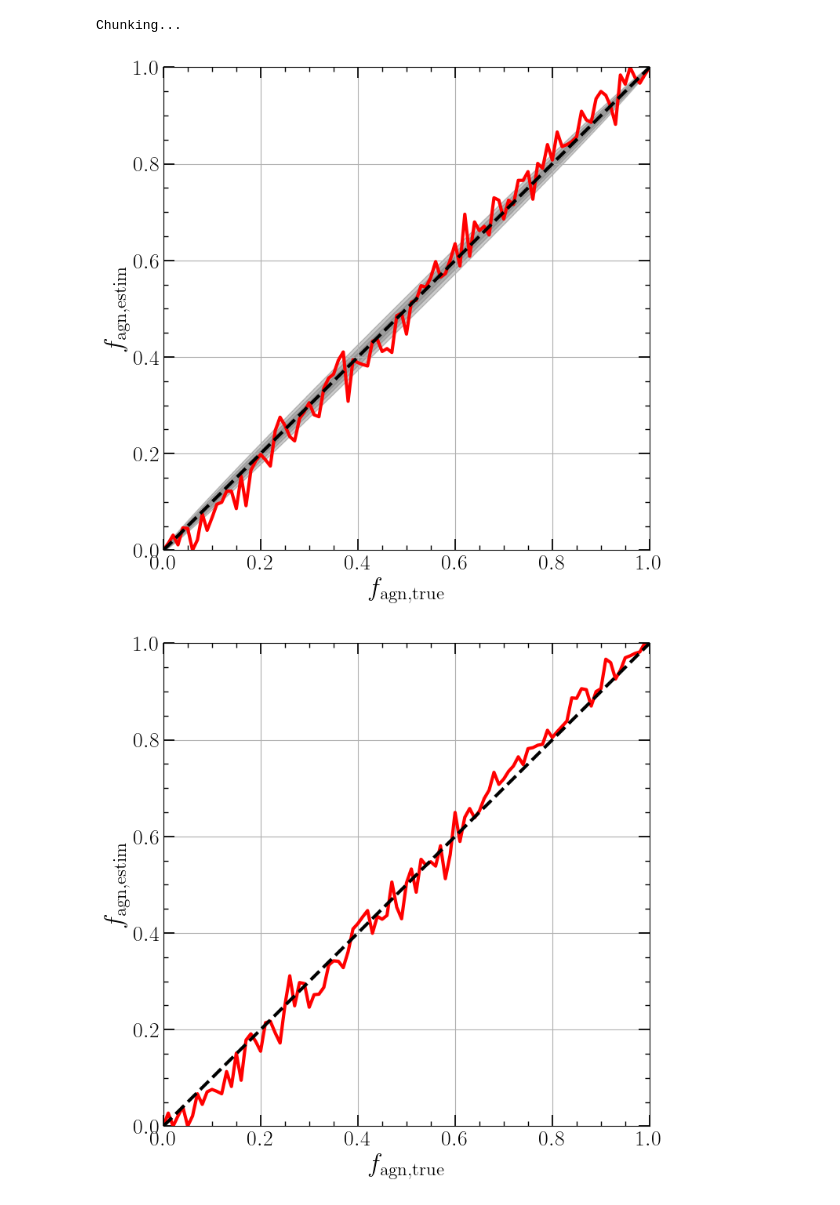
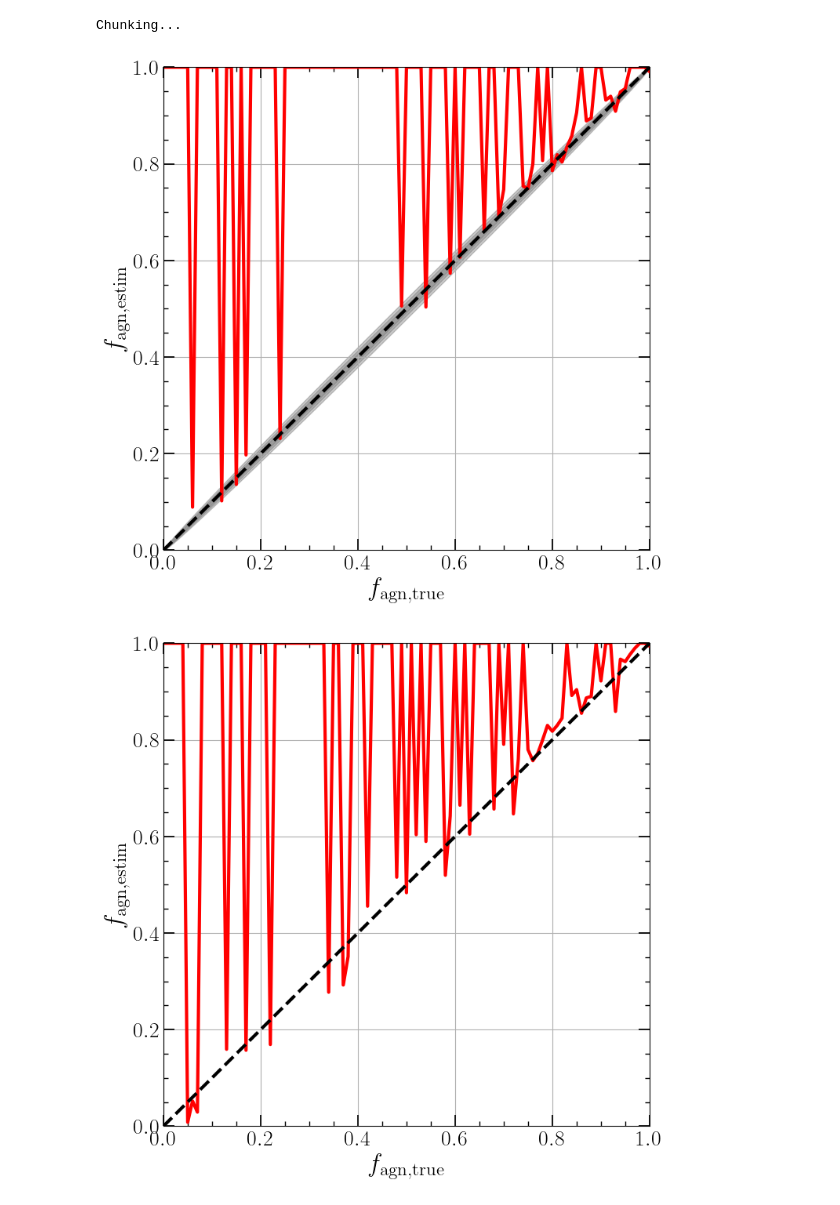
Before and after one commit to LucasPouw/darksirenpop, a Jupyter notebook: checkresults.ipynb, the cells around one changed output. Cells and saved outputs as stored; diff of their text form; code cells hidden in the pictures.

```diff
--- a/checkresults.ipynb
+++ b/checkresults.ipynb
@@ -9,7 +9,7 @@ make_nice_plots()
 # %%
 origin_dict = {}
 
-post_path = '/net/vdesk/data2/pouw/MRP/mockdata_analysis/darksirenpop/inputs/posterior_samples_mock_v7.json'
+post_path = '/net/vdesk/data2/pouw/MRP/mockdata_analysis/darksirenpop/jsons/posterior_samples_mock_v7.json'
 with open(post_path) as f:
     posterior_samples_dictionary = json.load(f)
 
@@ -17,8 +17,9 @@ for key, filename in posterior_samples_dictionary.items():
     with h5py.File(filename, 'r') as f:
         origin_dict[key] = f['mock']['truths']['from_agn'][()].astype(bool)
 # %%
-pagn = np.load('pagn_sky_v7.npy')
-palt = np.load('palt_sky_v7.npy')
+cw_pagn = np.load('cweighted_pagn_sky_v8.npy')
+palt = np.load('palt_sky_v8.npy')
+cw_palt = np.load('cweighted_palt_sky_v8.npy')
 origins = np.array([val for val in origin_dict.values()])
 # %%
 def get_colors(origin_dict):
@@ -66,7 +76,7 @@ plt.show()
 # %%
 from scipy.stats import binom
 # %%
-use_N_gws = 3000
+use_N_gws = 5000
 N_true_fagns = min(use_N_gws+1, 101)  # Cannot create more f_agn values than use_N_gws+1 and don't want to generate more than 101
 calc_logllh_at_N_points = 1000  # Only change if you want higher resolution, but why would you?
 log_llh_x_ax = np.linspace(0.0001, 1., calc_logllh_at_N_points)
@@ -92,8 +102,9 @@ alt_idx = np.random.choice(np.where(alt_events)[0], size=(N_true_fagns, use_N_gw
 idx = np.where(np.arange(use_N_gws) < use_N_agn_events[:, None], agn_idx, alt_idx)  # Shape (N_true_fagns, use_N_gws)
 
 
-fagn_times_fc_fobsc = log_llh_x_ax[:, np.newaxis, np.newaxis] * 1 * 1
-total_prob_agn = pagn[idx].T[np.newaxis,...]
+fagn_times_fobsc = log_llh_x_ax[:, np.newaxis, np.newaxis] * 1
+total_cw_prob_agn = cw_pagn[idx].T[np.newaxis,...]
+total_cw_prob_alt = cw_palt[idx].T[np.newaxis,...]
 total_prob_alt = palt[idx].T[np.newaxis,...]
 
 
@@ -104,17 +115,19 @@ if (use_N_gws > gw_chunk_size) & (calc_logllh_at_N_points > llh_chunk_size):
     print('Chunking...')
     log_llh_numerator = np.zeros((calc_logllh_at_N_points, N_true_fagns))
     for i in tqdm(range(int(use_N_gws / gw_chunk_size))):
-        agn_prob_chunk = total_prob_agn[:, int(i*gw_chunk_size):int((i+1)*gw_chunk_size), :]
+        cw_agn_prob_chunk = total_cw_prob_agn[:, int(i*gw_chunk_size):int((i+1)*gw_chunk_size), :]
+        cw_alt_prob_chunk = total_cw_prob_alt[:, int(i*gw_chunk_size):int((i+1)*gw_chunk_size), :]
         alt_prob_chunk = total_prob_alt[:, int(i*gw_chunk_size):int((i+1)*gw_chunk_size), :]
 
         for j in range(int(calc_logllh_at_N_points / llh_chunk_size)):
-            fagn_chunk = fagn_times_fc_fobsc[int(j*llh_chunk_size):int((j+1)*llh_chunk_size), ...]
-            p_agn = fagn_chunk * agn_prob_chunk
-            p_alt = (1 - fagn_chunk) * alt_prob_chunk
-            log_prob = np.log(p_agn + p_alt)
+            fagn_chunk = fagn_times_fobsc[int(j*llh_chunk_size):int((j+1)*llh_chunk_size), ...]
+            fagn_times_cw_p_agn = fagn_chunk * cw_agn_prob_chunk
+            fagn_times_cw_p_alt = fagn_chunk * cw_alt_prob_chunk
+            # p_alt = (1 - fagn_chunk) * alt_prob_chunk
+            log_prob = np.log(fagn_times_cw_p_agn + alt_prob_chunk - fagn_times_cw_p_alt)
             log_llh_numerator[int(j*llh_chunk_size):int((j+1)*llh_chunk_size)] += np.sum(log_prob, axis=1)
 else:
-    log_llh_numerator_per_event = np.log(fagn_times_fc_fobsc * total_prob_agn + (1 - fagn_times_fc_fobsc) * total_prob_alt)
+    log_llh_numerator_per_event = np.log(fagn_times_fobsc * total_cw_prob_agn + total_prob_alt - fagn_times_fobsc * total_cw_prob_alt)
     log_llh_numerator = np.sum(log_llh_numerator_per_event, axis=1 )
 
 log_llh_denominator = 0
@@ -138,35 +151,34 @@ uppers = log_llh_x_ax[last_valid] - estimated_fagns
 # plt.plot(np.linspace(0,1,100), np.linspace(0,1,100), linestyle='dashed', color='black', zorder=6)
 # plt.xlabel(r'$f_{\rm agn, true}$')
 # plt.ylabel(r'$f_{\rm agn, estim}$')
 # # plt.legend()
 # plt.grid()
 # plt.show()
 
 plt.figure(figsize=(8,8))
 plt.plot(true_fagns, estimated_fagns, color='red', linewidth=3)
 # plt.errorbar(true_fagns, estimated_fagns, yerr=np.array([lowers, uppers]), capsize=3, color='red', linestyle='')
 plt.plot(np.linspace(0,1,100), np.linspace(0,1,100), linestyle='dashed', color='black', zorder=6, linewidth=3)
 
 CI = np.linspace(0, 1, 1001)
 for ci, alpha in zip([0.68, 0.95, 0.997],[0.1, 0.15, 0.2]):
     edge_of_bound = (1. - ci) / 2.
     lower = binom.ppf(1 - edge_of_bound, use_N_gws, CI) / use_N_gws
     upper = binom.ppf(edge_of_bound, use_N_gws, CI) / use_N_gws
     lower[0] = 0
     upper[0] = 0
     plt.fill_between(CI, lower, upper, alpha=alpha, color='k')
 
 plt.xlabel(r'$f_{\rm agn, true}$')
 plt.ylabel(r'$f_{\rm agn, estim}$')
 # plt.legend()
 plt.grid()
 plt.xlim(0, 1)
 plt.ylim(0, 1)
-plt.savefig('ppplot.pdf', bbox_inches='tight')
 plt.show()
 # %% [output]
 Chunking...
-[figure, old version]
+[figure, new version]
 # %%
 plt.figure(figsize=(8,8))
 plt.plot(true_fagns, estimated_fagns, color='red', linewidth=3)
@@ -178,6 +190,7 @@ plt.ylabel(r'$f_{\rm agn, estim}$')
 plt.grid()
 plt.xlim(0, 1)
 plt.ylim(0, 1)
+plt.savefig('output/plots/ppplot.pdf', bbox_inches='tight')
 plt.show()
 # %% [output]
-[figure, old version]
+[figure, new version]
```
Also changed, not shown: parts of 1 cell of this notebook, 10 other files.
